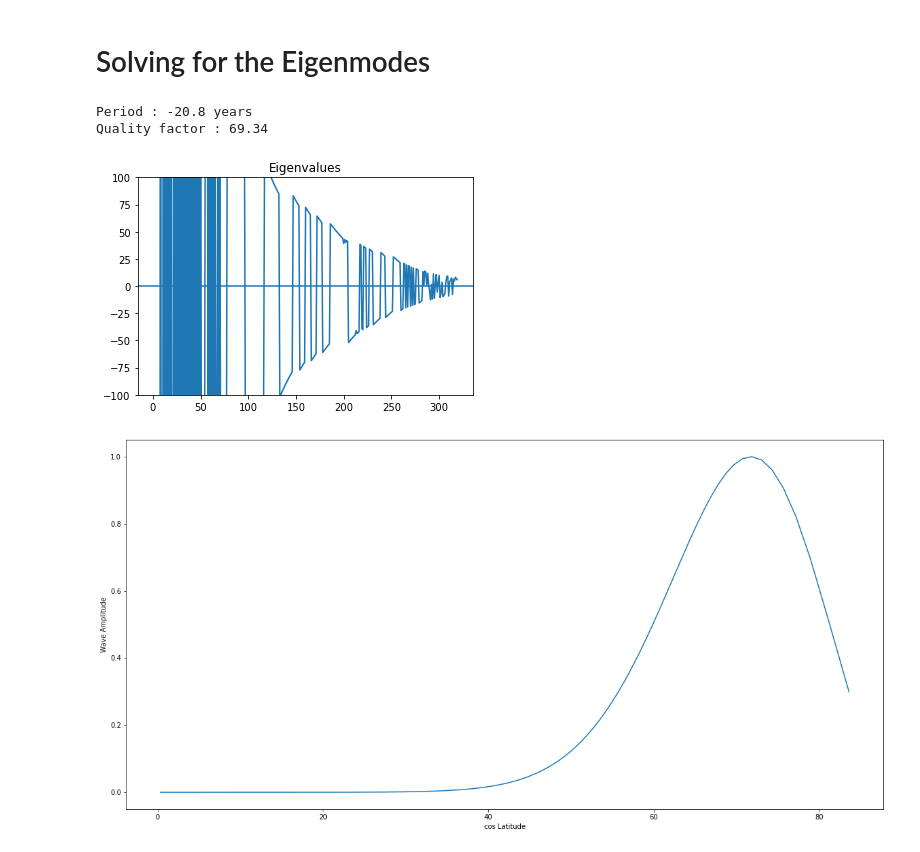
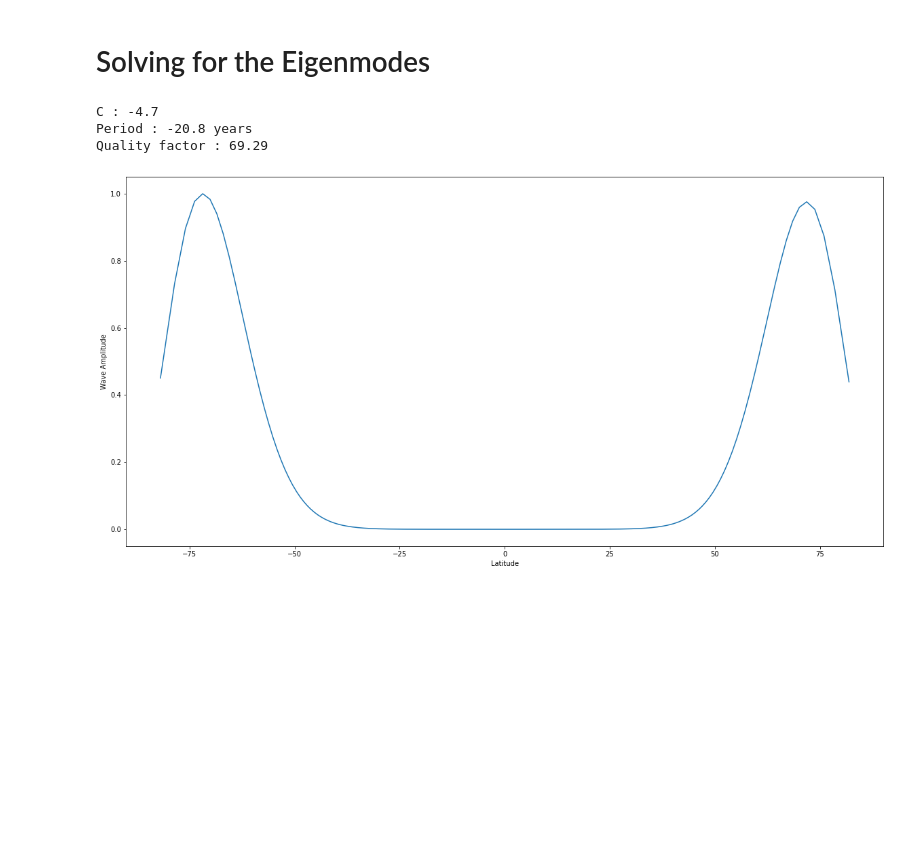
Before and after one commit to qnicolas/macwaves, a Jupyter notebook: hlMACWaves.ipynb, the cells around one changed output. Drawn from its saved outputs; the diff is of its cells as text; code cells hidden in the pictures; blank space fills up the shorter version.

```diff
--- a/hlMACWaves.ipynb
+++ b/hlMACWaves.ipynb
@@ -30,10 +32,10 @@ Omega = 0.7292e-4;                 # Earth's rotation rate (s^-1)
 N = Np*Omega                       # Layer Brunt-Vaisala frequency (s^-1)
 k = np.pi/H                        # vertical wavenumber
 
-ngrid = 160                        # number of grid points in latitude (equator to pole)
+ngrid = 200                        # number of grid points in latitude (pole to pole)
 
 ##### DERIVED PARAMETERS #####
-# evaluate diffuion factor using estimate of omega
+# evaluate diffusion factor using estimate of omega
 chi = 1  +  eta * k**2 * 1j / omega0
 M = B**2 * k**4 * R**2 / (rho * mu * N**2 * chi)
 Cp = 2*Omega * k**2 * R**2 / N**2
@@ -62,7 +72,7 @@ def firstDerivative(y):
 
 def sety(ngrid):
     """Sets the grid (ngrid points between -1 and 1, without the boundaries)"""
-    return np.linspace(0.,1.,ngrid+2)[1:-1] #exclude the -1 and 1 bounds to avoid divisions by 0
+    return np.linspace(-1.,1.,ngrid+2)[1:-1] #exclude the -1 and 1 bounds to avoid divisions by 0
 
 def setA(ngrid,m,M):
     """ Sets matrix A of the eigenvalue problem (A - C*In)x = 0"""
@@ -79,11 +89,11 @@ def modesy(A,C0):
     w,v = spl.eig(A)
     i = np.argmin((np.real(w) - C0)**2)
 
-    # Plot the eigenvalues
-    plt.plot(np.real(w))
-    plt.axhline(0.)
-    plt.ylim(-100,100)
-    plt.title("Eigenvalues")
+    ## Plot the eigenvalues
+    #plt.plot(np.real(w))
+    #plt.axhline(0.)
+    #plt.ylim(-100,100)
+    #plt.title("Eigenvalues")
 
     # Return the frequency that is closest to the initial estimate
     omega = w[i]/Cp
@@ -93,34 +154,35 @@ def modesy(A,C0):
 # %%
 A=setA(ngrid,m,M)
 omega,bysec = modesy(A,C0)
 y = sety(ngrid)
 
+print("C : %.1f"%(Cp*np.real(omega)))
 pd = 2 * np.pi / (sectoyear * np.real(omega)); print("Period : %.1f years"%pd)
 q = np.abs(0.5*np.real(omega)/np.imag(omega)); print("Quality factor : %.2f"%q)
 
 
 lat = np.arcsin(y)*180.0/np.pi
 
 # Code to plot the eigenvector corresponding to the closest eigenvalue
 _,ax=plt.subplots(1,1,figsize=(20,10))
 by = bysec[:ngrid]/(1-y**2)
 amp = np.max(np.abs(np.real(by)));
 ax.plot(lat,np.abs(np.real(by))/amp)
-ax.set_xlabel("cos Latitude")
+ax.set_xlabel("Latitude")
 ax.set_ylabel("Wave Amplitude")
 plt.show()
 
 
 
 ## Code to plot the matrix A
 #_,(ax1,ax2)=plt.subplots(1,2,figsize=(20,10))
 #p1 = ax1.matshow(np.log10(np.abs(np.real(A))))
 #plt.colorbar(p1,ax=ax1);ax1.set_title("log10(real(A))")
 #p2 = ax2.matshow(np.log10(np.abs(np.imag(A))))
 #plt.colorbar(p2,ax=ax2);ax2.set_title("log10(imag(A))")
 #plt.show()
 # %% [output]
+C : -4.7
 Period : -20.8 years
-Quality factor : 69.34
+Quality factor : 69.29
-[figure, old version]
+[figure, new version]
-[figure, removed]
```
Also changed, not shown: parts of 12 cells of this notebook, 6 other files.
